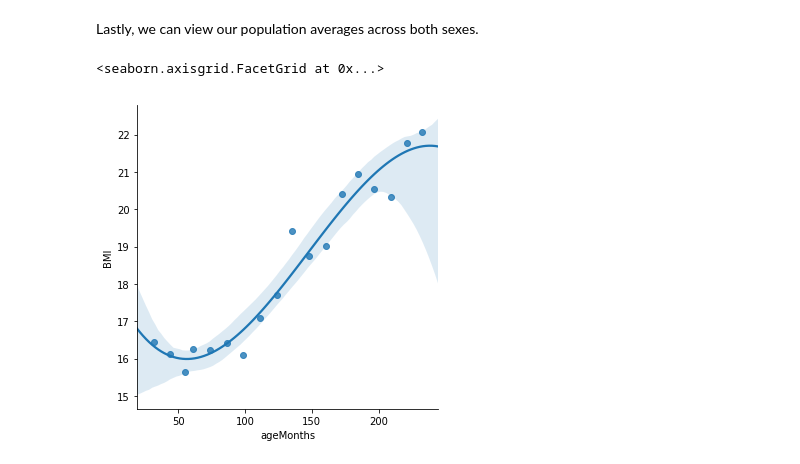
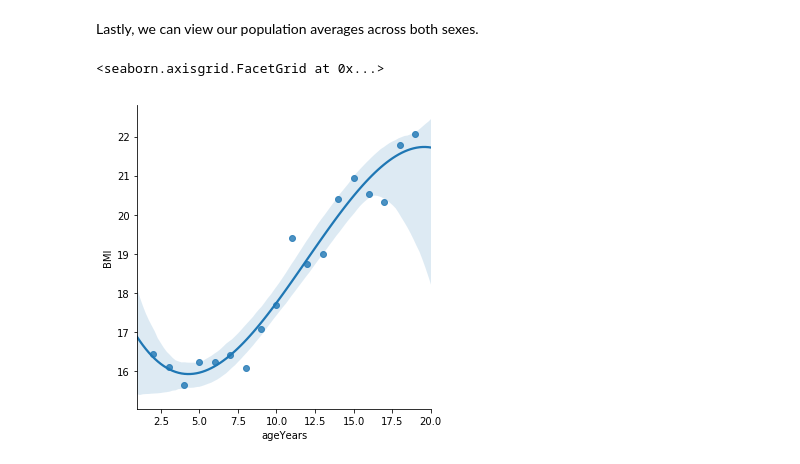
Before and after one commit to AlgorexHealth/bmi-fhir, a Jupyter notebook: FHIR BMI Results.ipynb, the cells around one changed output. Saved outputs shown, nothing was run; the diff lists cells and outputs as text; code cells hidden in the pictures.

```diff
--- a/FHIR BMI Results.ipynb
+++ b/FHIR BMI Results.ipynb
@@ -104,7 +101,7 @@ def getLatestBMI(bundle):
     age = getAgeMonths(birthDate, visit_date) #uses the visit date from above
     if 24.0 < age > 240.0:
         return None #patients older than 20 and below 2 don't need  this measurementt
-    sex = max([getSex(entry) for entry in bundle.entry if getGender(entry) ])
+    sex = max([getSex(entry) for entry in bundle.entry if getSex(entry) ])
     if sex == 'male':
         bmi_table = MALE_BMI_TABLE
     else:
@@ -165,7 +164,8 @@ axes[0,1].set_xlim(20,250)
 # %% [markdown]
 Lastly, we can view our population averages across both sexes.
 # %%
-sns.lmplot(data=agg_data_to_plot, x='ageMonths', y='BMI', order=3)
+agg_data_to_plot = df.groupby('ageYears').mean().reset_index()
+sns.lmplot(data=agg_data_to_plot, x='ageYears', y='BMI', order=3)
 # %% [output]
 <seaborn.axisgrid.FacetGrid at 0x...>
-[figure, old version]
+[figure, new version]
```
Also changed, not shown: parts of 5 cells of this notebook, 2 other files.
